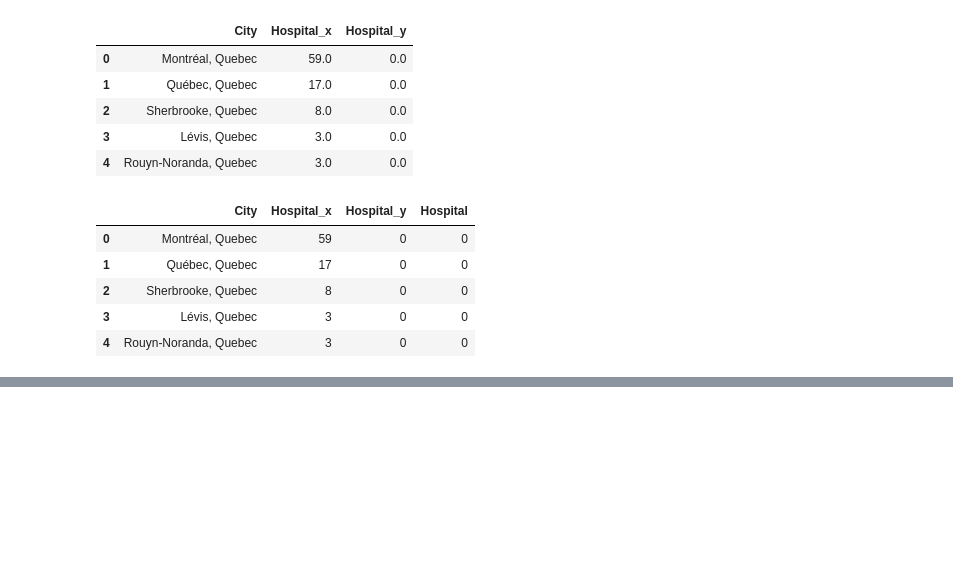
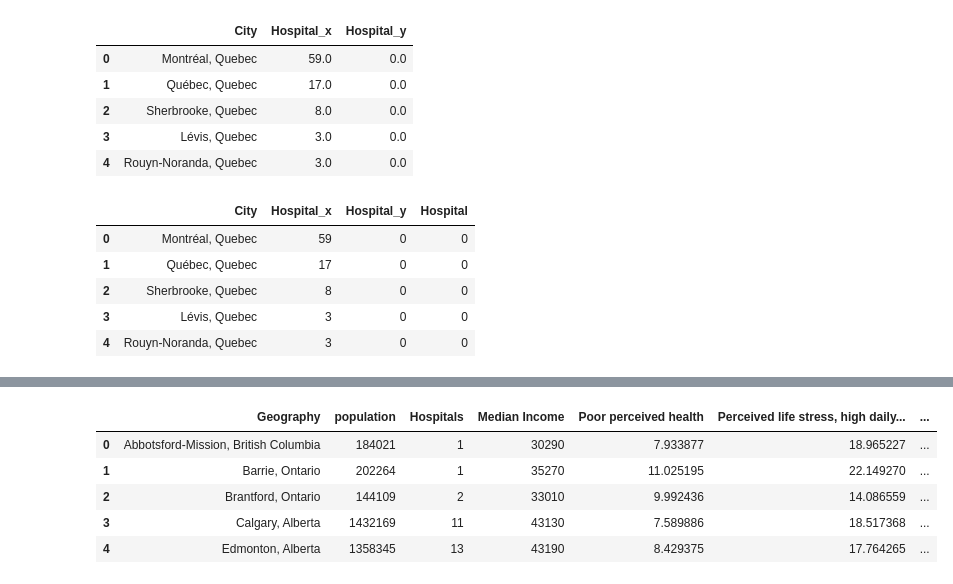
Before and after one commit to irinadrapic/project-one, a Jupyter notebook: Hospital_data.ipynb, the cells around one changed output, grey strips where cells are left out. Drawn from its saved outputs; the diff is of its cells as text; code cells hidden in the pictures; blank space fills up the shorter version.

```diff
--- a/Hospital_data.ipynb
+++ b/Hospital_data.ipynb
@@ -174,0 +179,11 @@ Text(0, 0.5, 'Number of Hospitals')
+# %%
+Final_Hospital_CMA_df = Cities_2015_Hospital_df[["Geography", "population", "Hospitals","Median Income", "Poor perceived health", "Perceived life stress, high daily stress", "poor perceived mental health" ,"has regular healthprovider", "Mortality Rate" ]]
+# 'Perceived health, fair or poor' 'Perceived mental health, fair or poor'
+Final_Hospital_CMA_df.head()
+# %% [output]
+|  | Geography | population | Hospitals | Median Income | Poor perceived health | Perceived life stress, high daily... | ... |
+| 0 | Abbotsford-Mission, British Columbia | 184021 | 1 | 30290 | 7.933877 | 18.965227 | ... |
+| 1 | Barrie, Ontario | 202264 | 1 | 35270 | 11.025195 | 22.149270 | ... |
+| 2 | Brantford, Ontario | 144109 | 2 | 33010 | 9.992436 | 14.086559 | ... |
+| 3 | Calgary, Alberta | 1432169 | 11 | 43130 | 7.589886 | 18.517368 | ... |
+| 4 | Edmonton, Alberta | 1358345 | 13 | 43190 | 8.429375 | 17.764265 | ... |
```
Also changed, not shown: parts of 13 cells of this notebook, 7 other files.
